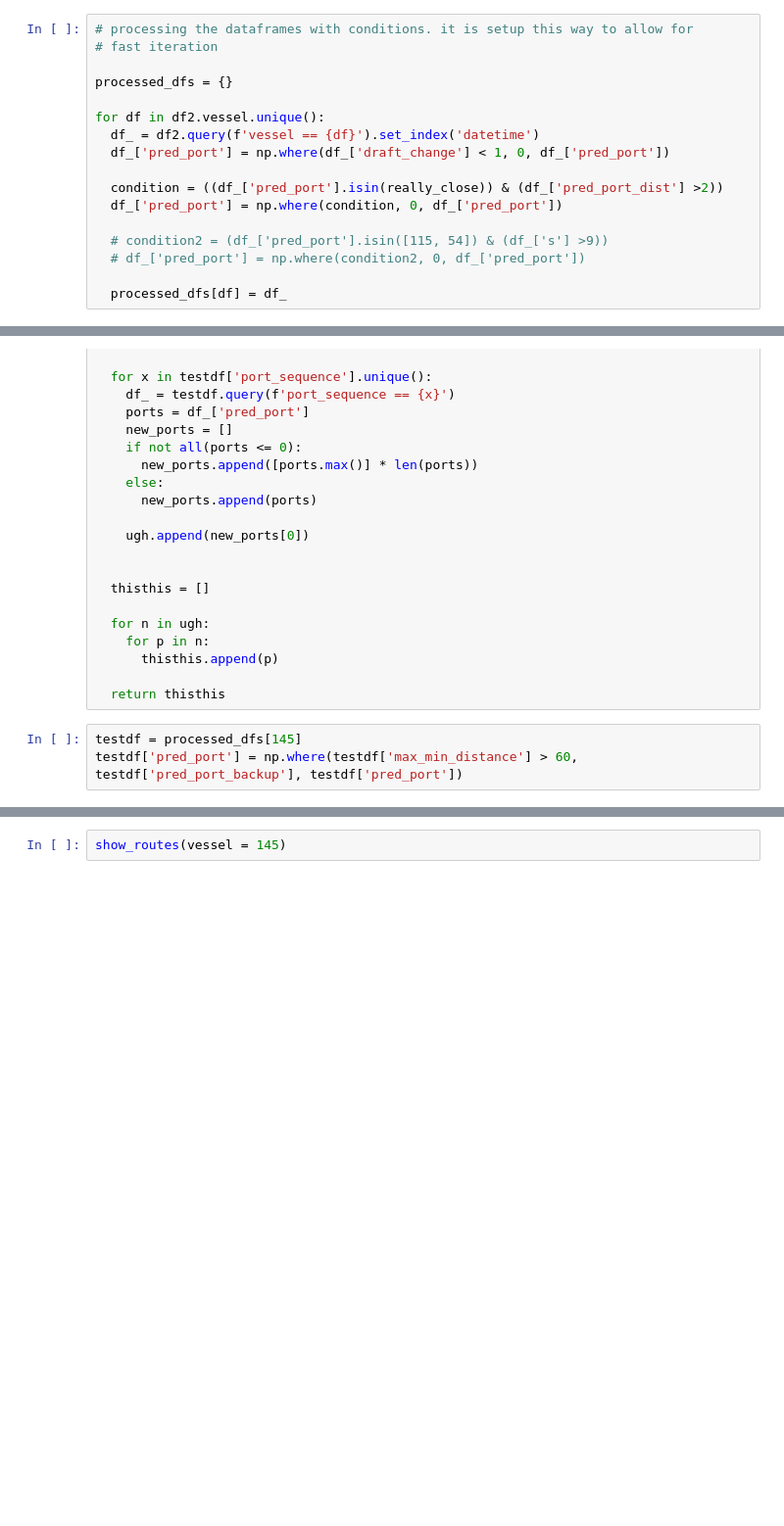
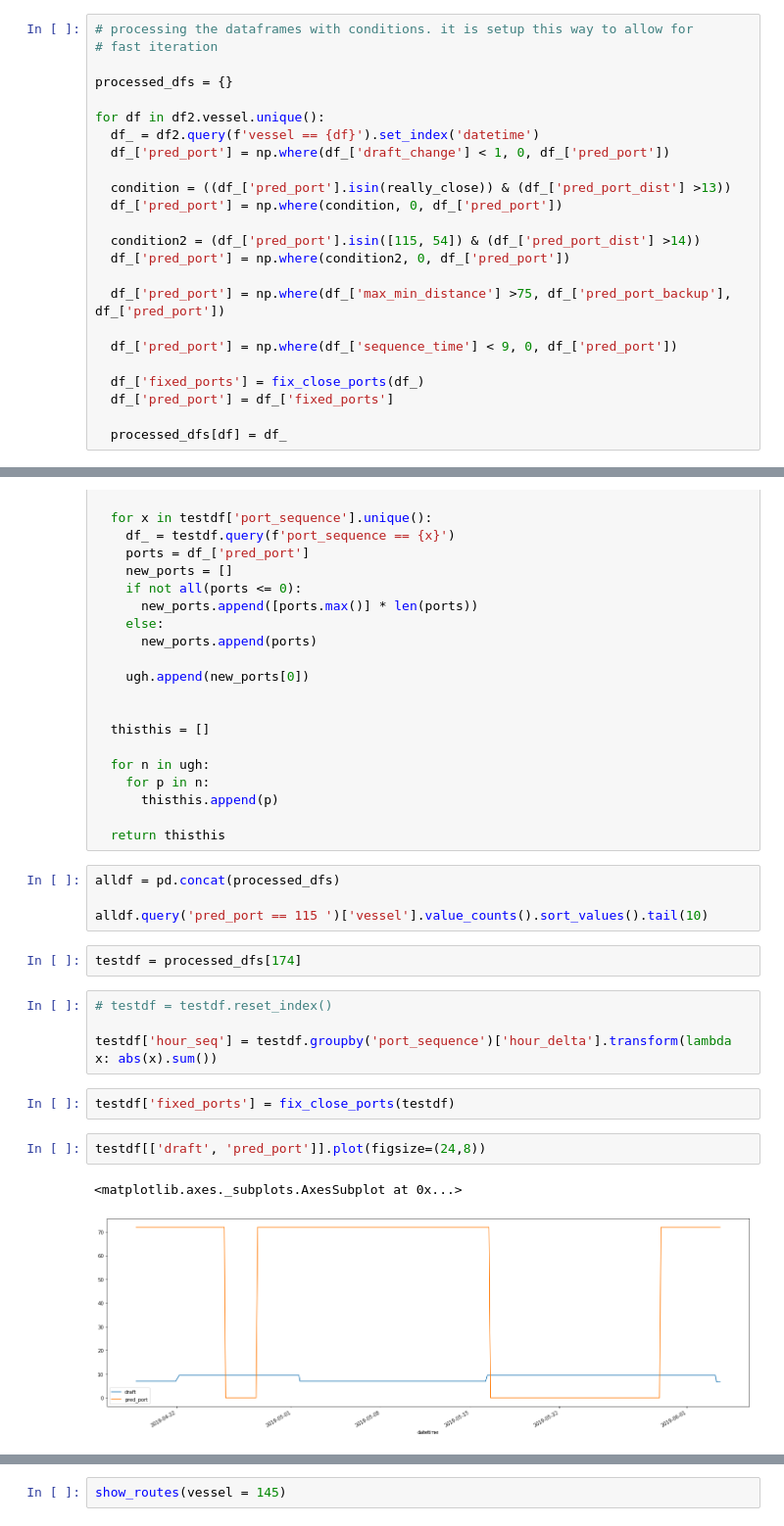
Before and after one commit to yaobviously/sym-cargo, a Jupyter notebook: sym_cargo_alt.ipynb, the cells around one changed output, grey strips where cells are left out. Shown at 98% size. Saved outputs shown, nothing was run; the diff lists cells and outputs as text; blank space fills up the shorter version.

```diff
--- a/sym_cargo_alt.ipynb
+++ b/sym_cargo_alt.ipynb
@@ -354,11 +358,18 @@ for df in df2.vessel.unique():
   df_ = df2.query(f'vessel == {df}').set_index('datetime')
   df_['pred_port'] = np.where(df_['draft_change'] < 1, 0, df_['pred_port'])
 
-  condition = ((df_['pred_port'].isin(really_close)) & (df_['pred_port_dist'] >2))
+  condition = ((df_['pred_port'].isin(really_close)) & (df_['pred_port_dist'] >13))
   df_['pred_port'] = np.where(condition, 0, df_['pred_port'])
 
-  # condition2 = (df_['pred_port'].isin([115, 54]) & (df_['s'] >9))
-  # df_['pred_port'] = np.where(condition2, 0, df_['pred_port'])
+  condition2 = (df_['pred_port'].isin([115, 54]) & (df_['pred_port_dist'] >14))
+  df_['pred_port'] = np.where(condition2, 0, df_['pred_port'])
+
+  df_['pred_port'] = np.where(df_['max_min_distance'] >75, df_['pred_port_backup'], df_['pred_port'])
+
+  df_['pred_port'] = np.where(df_['sequence_time'] < 9, 0, df_['pred_port'])
+
+  df_['fixed_ports'] = fix_close_ports(df_)
+  df_['pred_port'] = df_['fixed_ports']
 
   processed_dfs[df] = df_
 # %%
@@ -779,6 +798,20 @@ def fix_ports(testdf):
       thisthis.append(p)
 
   return thisthis
-# %%
-testdf = processed_dfs[145]
-testdf['pred_port'] = np.where(testdf['max_min_distance'] > 60, testdf['pred_port_backup'], testdf['pred_port'])
+# %%
+alldf = pd.concat(processed_dfs)
+
+alldf.query('pred_port == 115 ')['vessel'].value_counts().sort_values().tail(10)
+# %%
+testdf = processed_dfs[174]
+# %%
+# testdf = testdf.reset_index()
+
+testdf['hour_seq'] = testdf.groupby('port_sequence')['hour_delta'].transform(lambda x: abs(x).sum())
+# %%
+testdf['fixed_ports'] = fix_close_ports(testdf)
+# %%
+testdf[['draft', 'pred_port']].plot(figsize=(24,8))
+# %% [output]
+<matplotlib.axes._subplots.AxesSubplot at 0x...>
+[figure, added]
```
Also changed, not shown: parts of 13 cells of this notebook.
